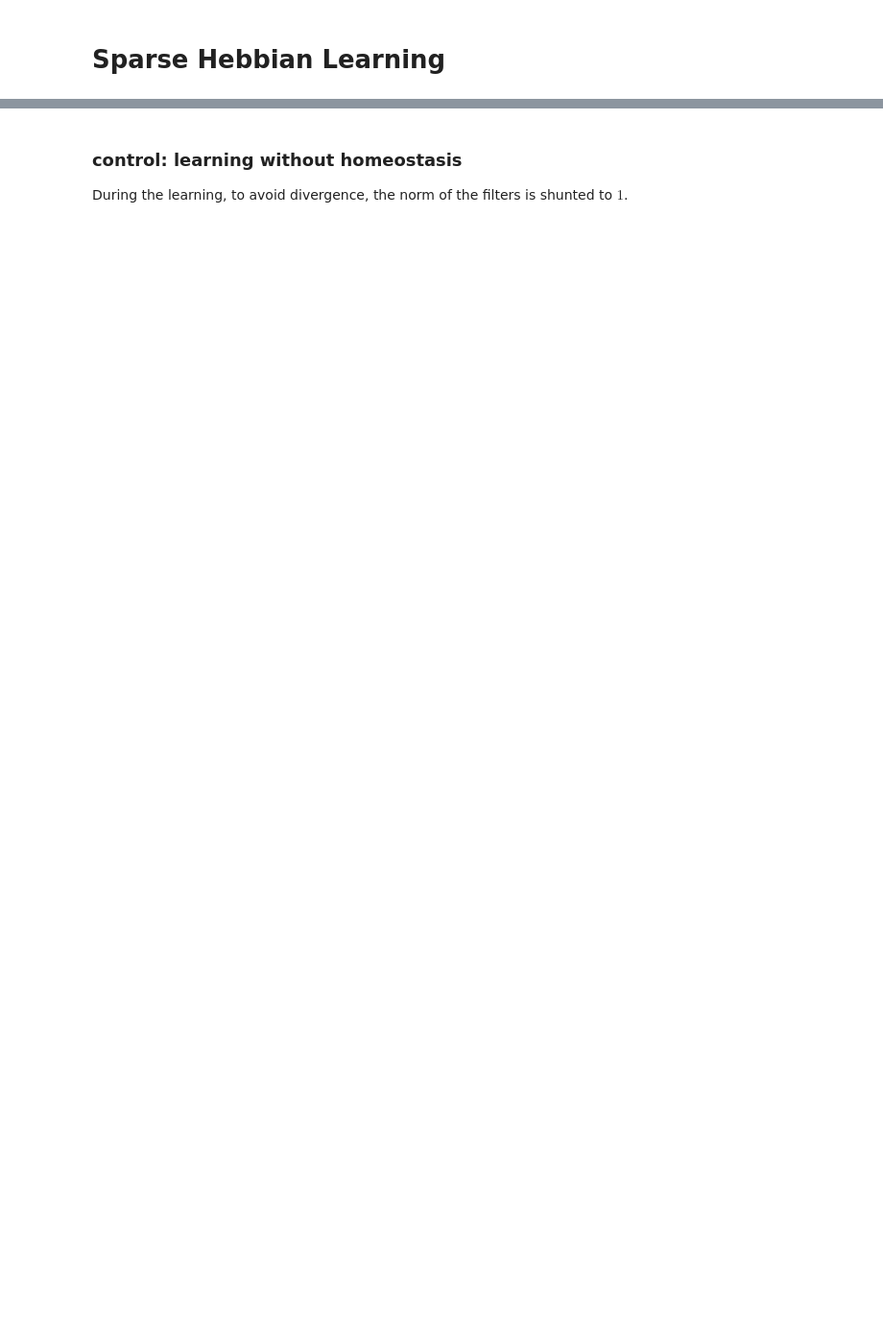
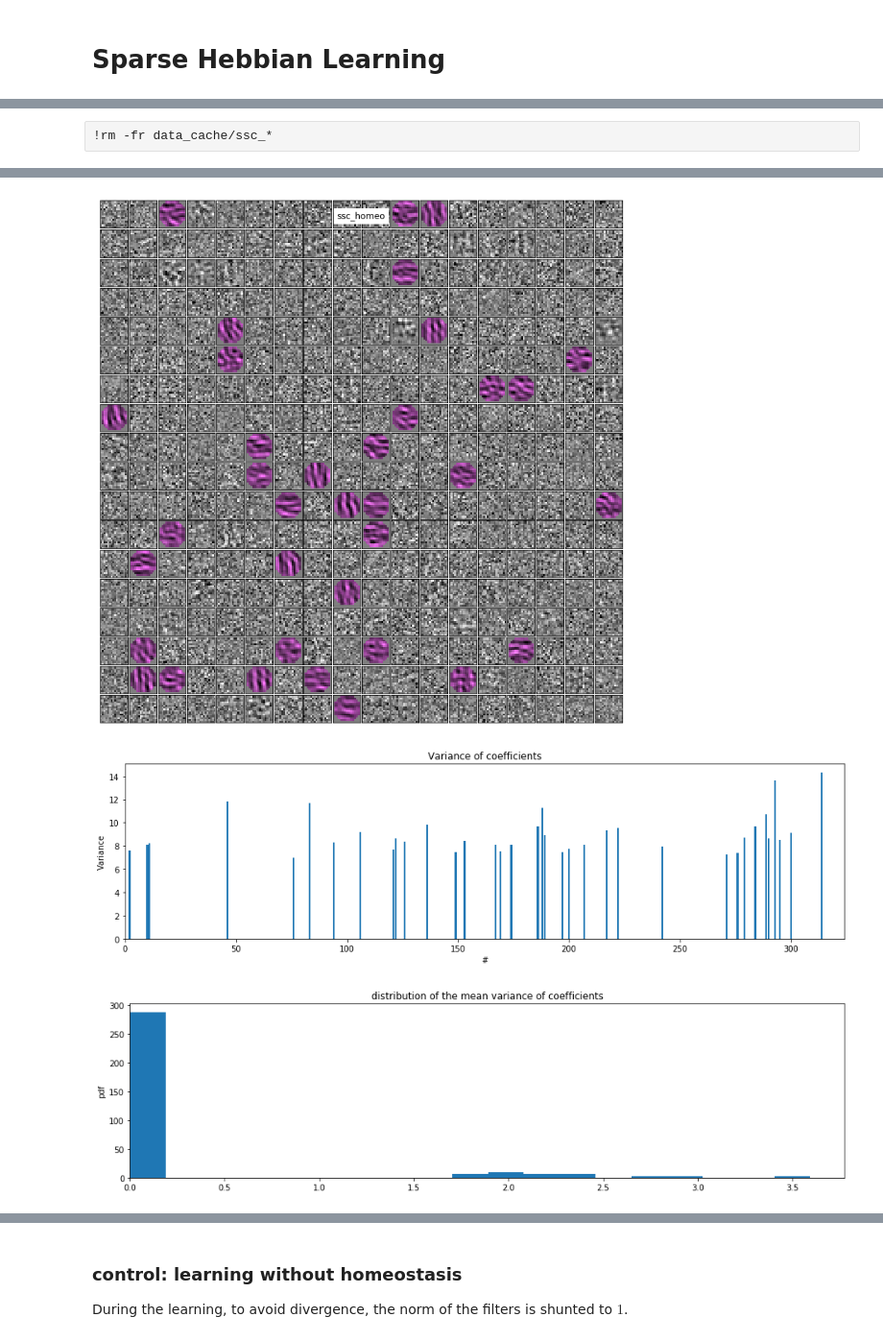
Before and after one commit to bicv/SparseHebbianLearning, a Jupyter notebook: index.ipynb, the cells around one changed output, grey strips where cells are left out. Shown at 96% size. Cells and saved outputs as stored; diff of their text form; code cells hidden in the pictures; blank space fills up the shorter version.

```diff
--- a/index.ipynb
+++ b/index.ipynb
@@ -15,3 +15,5 @@ np.set_printoptions(precision=2, suppress=True)
+# %% [raw]
+!rm -fr data_cache/ssc_*
 # %%
 from shl_scripts.shl_experiments import SHL
 
@@ -21,7 +23,8 @@ DEBUG_DOWNSCALE, verbose = 1, 10
 
 list_figures = ['show_dico', 'plot_variance',  'plot_variance_histogram',  'time_plot_prob',  'time_plot_kurt',  'time_plot_var']
 
-shl = SHL(DEBUG_DOWNSCALE=DEBUG_DOWNSCALE, verbose=verbose, seed=42, do_mask=False)
+shl = SHL(DEBUG_DOWNSCALE=DEBUG_DOWNSCALE, verbose=verbose)
 matname = 'ssc_homeo'
-data = shl.get_data()
+data = shl.get_data(matname=matname)
 dico = shl.learn_dico(data=data, matname=matname, list_figures=list_figures)
+# %% [output]
@@ -27,0 +48,3 @@ dico = shl.learn_dico(data=data, matname=matname, list_figures=list_figures)
+[figure, added]
+[figure, added]
+[figure, added]
```
Also changed, not shown: parts of 5 cells of this notebook, 5 other files.
